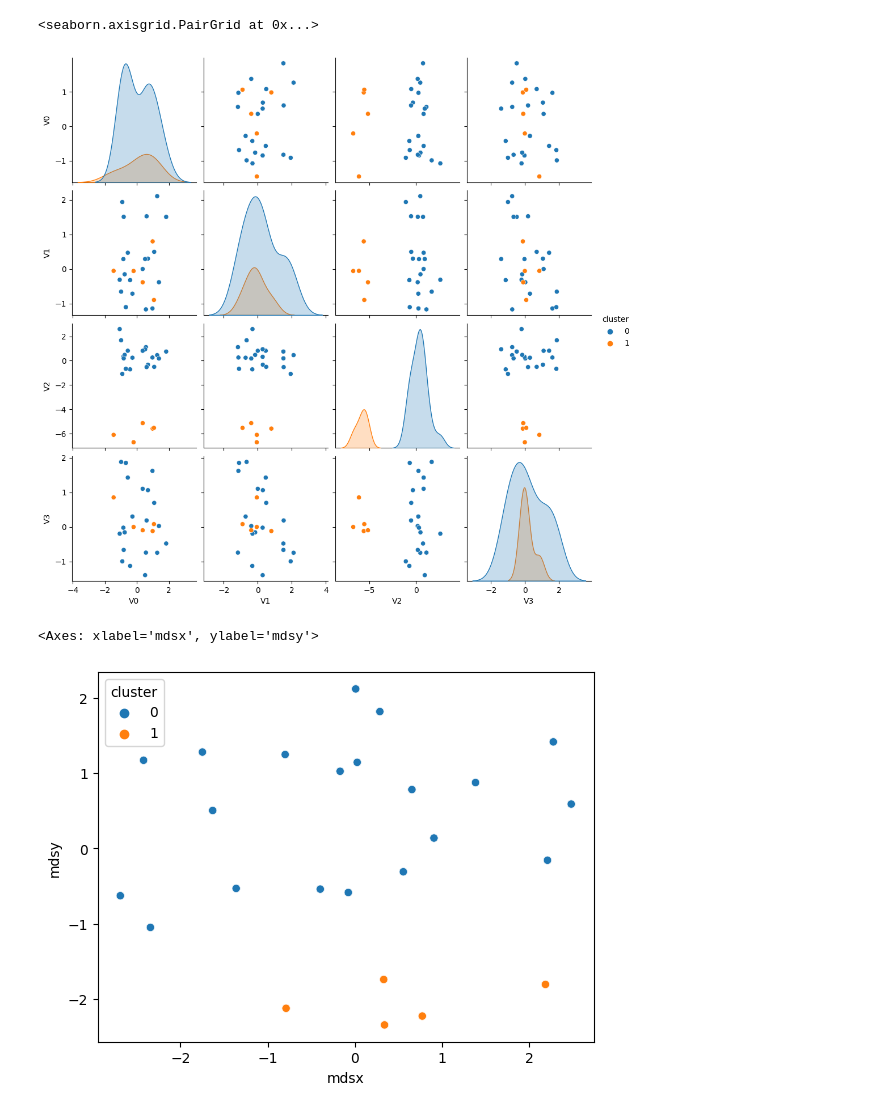
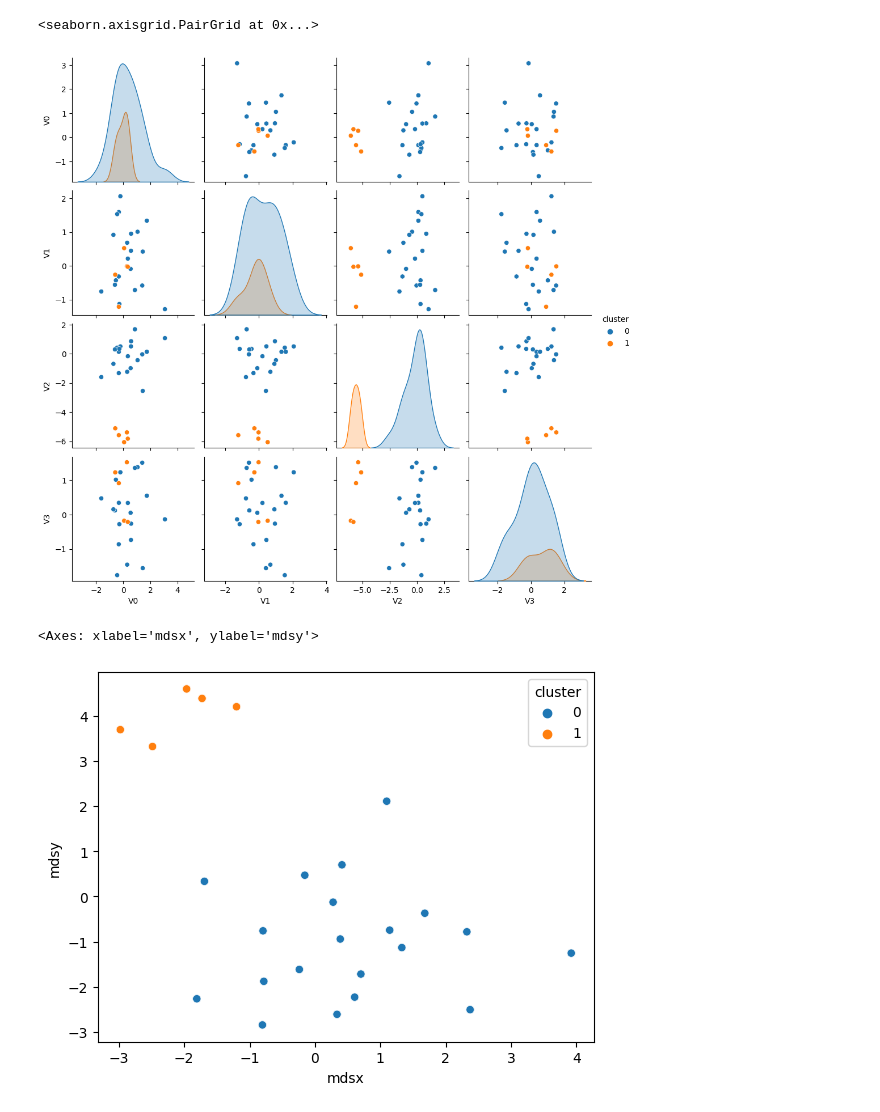
Before and after one commit to npiccolotto/undrground-tubes, a Jupyter notebook: eval/dataset/datasets.ipynb, the cells around one changed output. Drawn from its saved outputs; the diff is of its cells as text; code cells hidden in the pictures.

```diff
--- a/eval/dataset/datasets.ipynb
+++ b/eval/dataset/datasets.ipynb
@@ -12,7 +12,9 @@ from sklearn.manifold import MDS
 # %%
 NUM_VARS = 4
 NUM_SETS = 6
-NUM_BINS = 3
+# with two bins we have it guaranteed that the label of the cluster-defining variable equals to the cluster label
+# using more bins this relationship can be obscured, i.e., that we have more than 1 label in the shifted cluster for that variable
+NUM_BINS = 2
 
 var_stats = {"mean": np.repeat(0, NUM_VARS), "sd": np.repeat(1, NUM_VARS)}
 set_stats = [
@@ -24,9 +26,9 @@ set_stats = [
     0.09,
 ]  # from imdb dataset - could also round this to nice numbers idk (.5, .25, .15, .1, .1, .1)
 
-var_names = list(map(lambda i: f"V{i}", range(NUM_VARS)))
-varz_names = list(map(lambda vn: f"{vn}_z", var_names))
-varb_names = list(map(lambda vn: f"{vn}_b", var_names))
+var_names = list(map(lambda i: f"V{i}", range(NUM_VARS))) # raw value
+varz_names = list(map(lambda vn: f"{vn}_z", var_names)) # min-max normalized value (for glyph drawing, perhaps)
+varb_names = list(map(lambda vn: f"{vn}_b", var_names)) # fisher-jenks bin (also for glyph drawing)
 
 set_names = list(map(lambda i: f"S{i}", range(NUM_SETS)))
 # %%
@@ -56,6 +58,10 @@ def rvs(means, sds, limits, size=10, random_state=None):
 # %%
 means = var_stats["mean"]
 sds = var_stats["sd"]
+
+
+def norm(x):
+    return (x - np.min(x)) / (np.max(x) - np.min(x))
 
 
 def make_dataset(
@@ -69,7 +75,7 @@ def make_dataset(
     samples1 = mvnorm(means, sds, size=cluster1_size)
 
     shifted_means = np.copy(means)
-    for i,dir in enumerate(cluster2_shift_direction):
+    for i, dir in enumerate(cluster2_shift_direction):
         shift = dir * cluster2_shift_distance / num_directions
         shifted_means[i] += shift
     shifted_sds = np.copy(sds)
@@ -81,7 +87,7 @@ def make_dataset(
     data = {}
     for i in range(NUM_VARS):
         x = samples[:, i]
-        xz = sps.zscore(x)
+        xz = norm(x)
         data[f"V{i}"] = x
         data[f"V{i}_z"] = xz
         jnb = jp.JenksNaturalBreaks(NUM_BINS)
@@ -128,4 +134,7 @@ def make_dataset(
 
     return df
 # %%
-dataset = make_dataset(cluster2_shift_distance=6, cluster2_shift_direction=[0, 0, -1, 0])
+dataset = make_dataset(
+    cluster2_shift_distance=6, cluster2_shift_direction=[0, 0, -1, 0]
+)
+dataset
@@ -133,28 +160,28 @@ dataset = make_dataset(cluster2_shift_distance=6, cluster2_shift_direction=[0, 0
 sns.pairplot(dataset[var_names + ["cluster"]], hue="cluster")
 # %% [output]
 <seaborn.axisgrid.PairGrid at 0x...>
-[figure, old version]
+[figure, new version]
 # %%
 # quickly check the projection - we want the orange points bunched together
 mds = MDS(n_components=2, metric=True, random_state=2, dissimilarity="euclidean")
 # H_mds = mds.fit_transform(sps.zscore(dataset[varz_names]))
-H_mds = mds.fit_transform(dataset[varz_names])
+H_mds = mds.fit_transform(dataset[var_names])
 
 sns.scatterplot(
     pd.DataFrame(
         data={
             "mdsx": H_mds[:, 0],
             "mdsy": H_mds[:, 1],
             "cluster": dataset["cluster"],
         }
     ),
     x="mdsx",
     y="mdsy",
     hue="cluster",
 )
 # %% [output]
 <Axes: xlabel='mdsx', ylabel='mdsy'>
-[figure, old version]
+[figure, new version]
 # %%
 dataset
 # %% [output]
```
Also changed, not shown: parts of 4 cells of this notebook, 8 other files.
